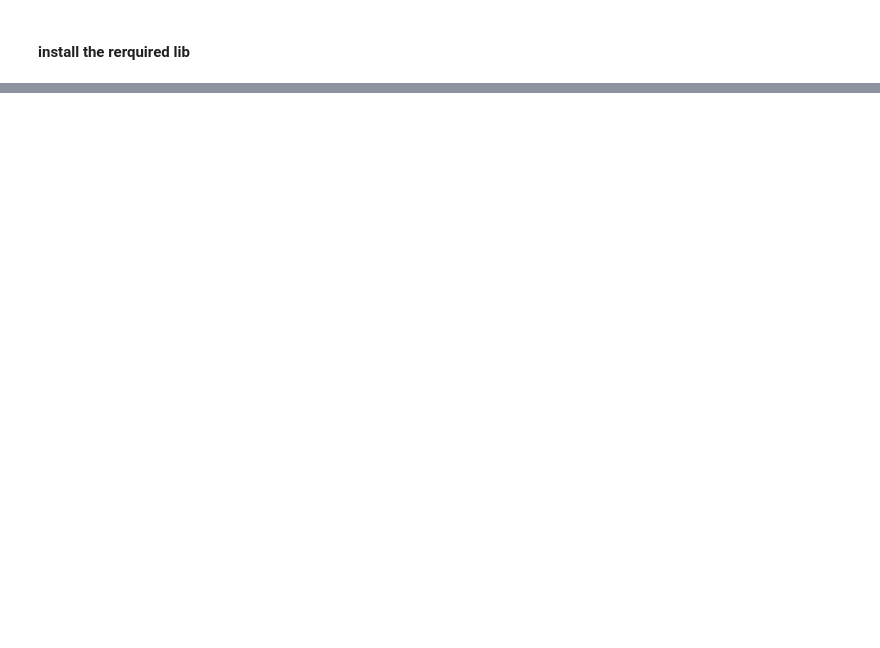
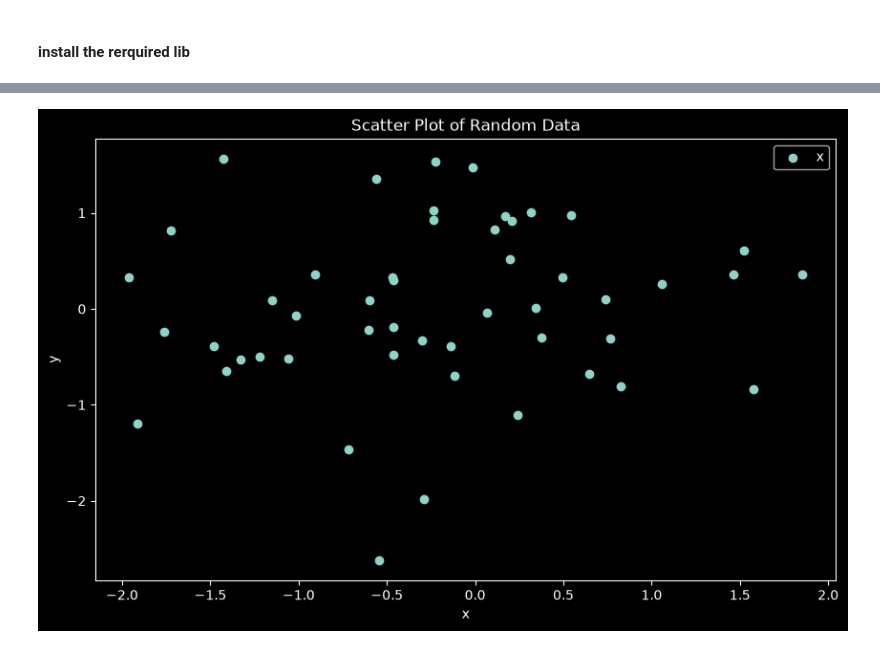
Before and after one commit to ashraf-revo/aibdaya, a Jupyter notebook: week2/numpy_visualization_OOP.ipynb, the cells around one changed output, grey strips where cells are left out. Drawn from its saved outputs; the diff is of its cells as text; code cells hidden in the pictures; blank space fills up the shorter version.

```diff
--- a/week2/numpy_visualization_OOP.ipynb
+++ b/week2/numpy_visualization_OOP.ipynb
@@ -34,0 +209,14 @@ import matplotlib.pyplot as plt
+# %%
+np.random.seed(42)  # For reproducibility
+x=np.random.randn(50)
+y=np.random.randn(50)
+
+plt.figure(figsize=(10, 6))
+plt.scatter(x, y,label="x")
+plt.title("Scatter Plot of Random Data")
+plt.xlabel("x")
+plt.ylabel("y")
+plt.legend()
+plt.show()
+# %% [output]
+[figure, added]
```
Also changed, not shown: parts of 23 cells of this notebook.
